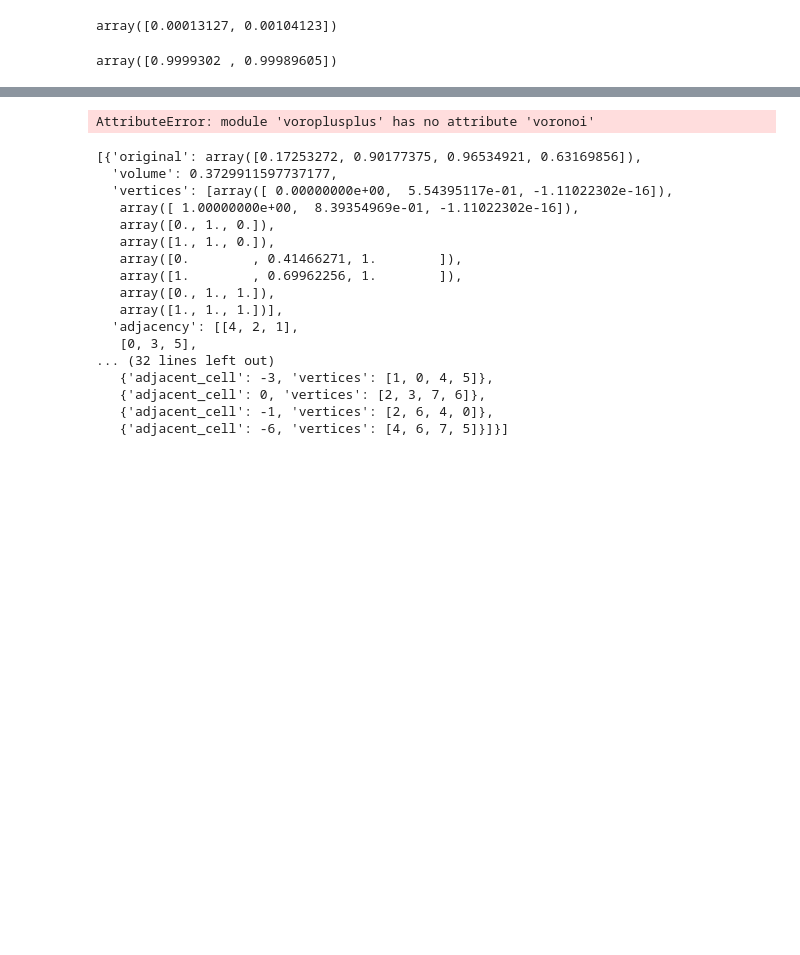
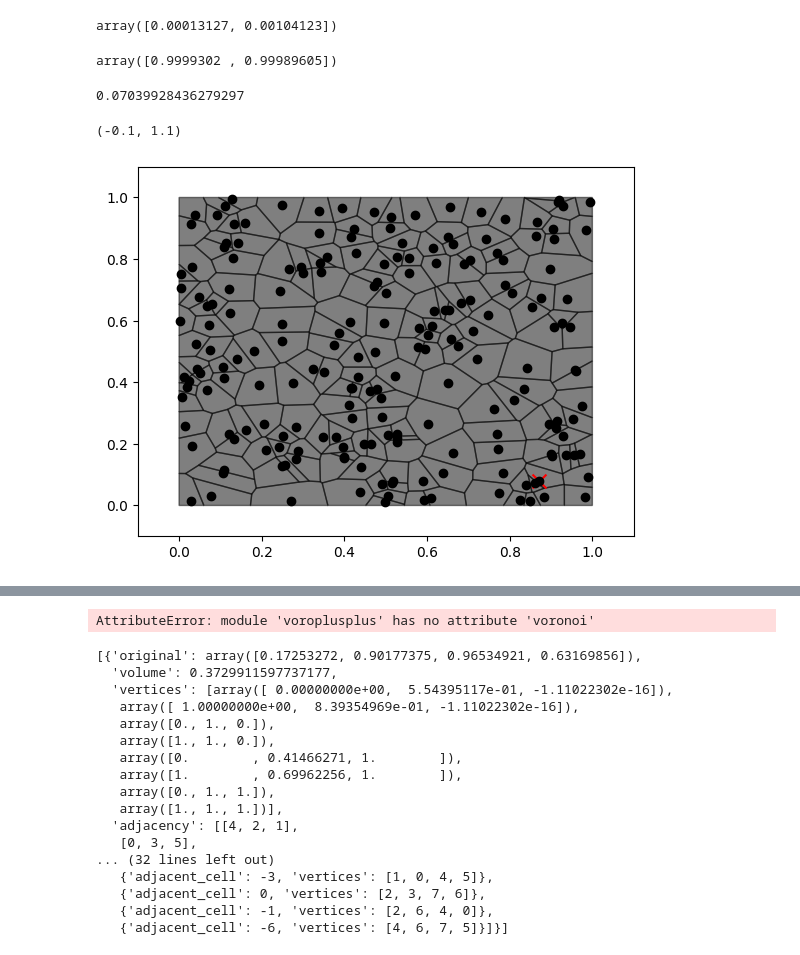
Before and after one commit to batuceng/max_quantile, a Jupyter notebook: deneme.ipynb, the cells around one changed output, grey strips where cells are left out. Saved outputs shown, nothing was run; the diff lists cells and outputs as text; code cells hidden in the pictures; blank space fills up the shorter version.

Commit message:
updated voroni to pyvoro

```diff
--- a/deneme.ipynb
+++ b/deneme.ipynb
@@ -259,3 +259,62 @@ array([0.00013127, 0.00104123])
 dts.max_bound
 # %% [output]
 array([0.9999302 , 0.99989605])
+# %%
+# python 3.5, pyvoro 1.3.2, linux x64
+import matplotlib
+import matplotlib.pyplot as plt
+import pyvoro
+import numpy as np
+from time import time
+dots_num = 200
+dots = np.random.rand(dots_num, 2)
+# dots = np.vstack([dots,dots[[0],:]+np.random.randn(1,2)*0.001,
+#                   dots[[0],:]+np.random.randn(1,2)*0.001,
+#                   dots[[0],:]+np.random.randn(1,2)*0.001,
+#                   dots[[0],:]+np.random.randn(1,2)*0.001,])
+colors = np.random.rand(len(dots), 3) # or predefined
+# make color map (unnecessary for just random colorization)
+color_map = {tuple(coords):color for coords, color in zip(dots, colors)}
+
+max_vals = dots.max(axis=0) + np.ptp(dots, axis=0)*0.05
+min_vals = dots.min(axis=0) - np.ptp(dots, axis=0)*0.05
+
+st = time()
+
+
+cells = pyvoro.compute_2d_voronoi(dots, [[0.0, 1.0], [0.0, 1.0]], 2.0) # 2nd argum is bbox , # 3rd is block size
+print(time() -st)
+# # colorize
+
+
+polygons_all = []
+adjacenst_cells_all = []
+centers = []
+volumes = []
+
+for i, cell in enumerate(cells):
+    polygon = cell['vertices']
+    # print(np.array(polygon))
+    plt.fill(*zip(*polygon), color = color_map[tuple(cell['original'])], alpha=0.5)
+    adjacent_cells = []
+    polygons = []
+    for j, item in enumerate(cell['faces']):
+        adjacent_cells.append(item['adjacent_cell'])
+
+    polygons_all.append(polygon)
+    centers.append(cell['original'])
+
+    adjacenst_cells_all.append(adjacent_cells)
+    volumes.append(cell['volume'])
+
+
+plt.plot(dots[:,0], dots[:,1], 'ko')
+plt.scatter(dots[0,0],dots[0,1], marker='x', c='r', s=100)
+plt.xlim(-0.1, 1.1)
+plt.ylim(-0.1, 1.1)
+
+# plt.show()
+# %% [output]
+0.07039928436279297
+(-0.1, 1.1)
+[figure, added]
```
Also changed, not shown: parts of 7 cells of this notebook, 6 other files.
